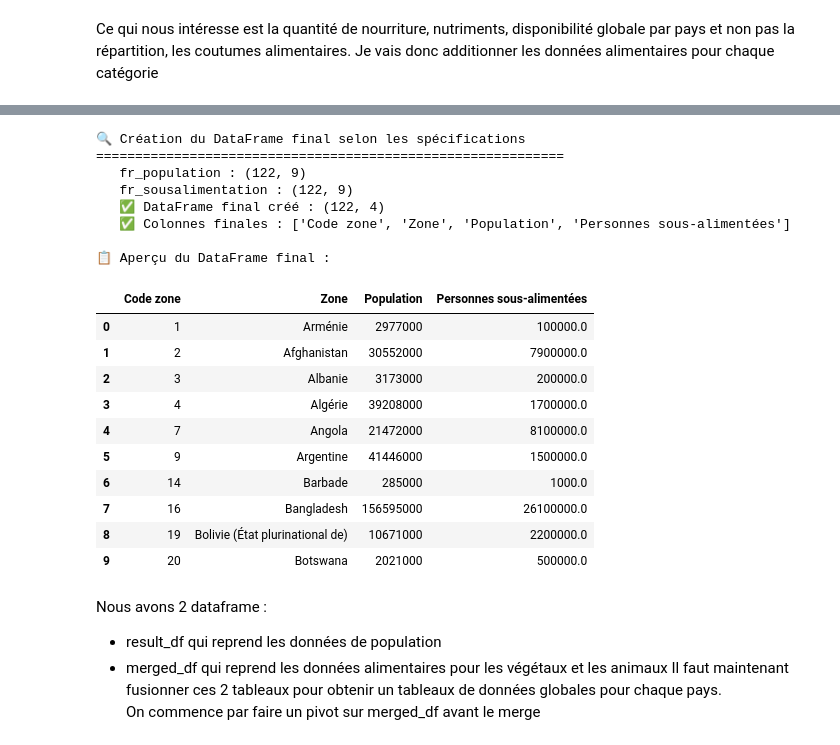
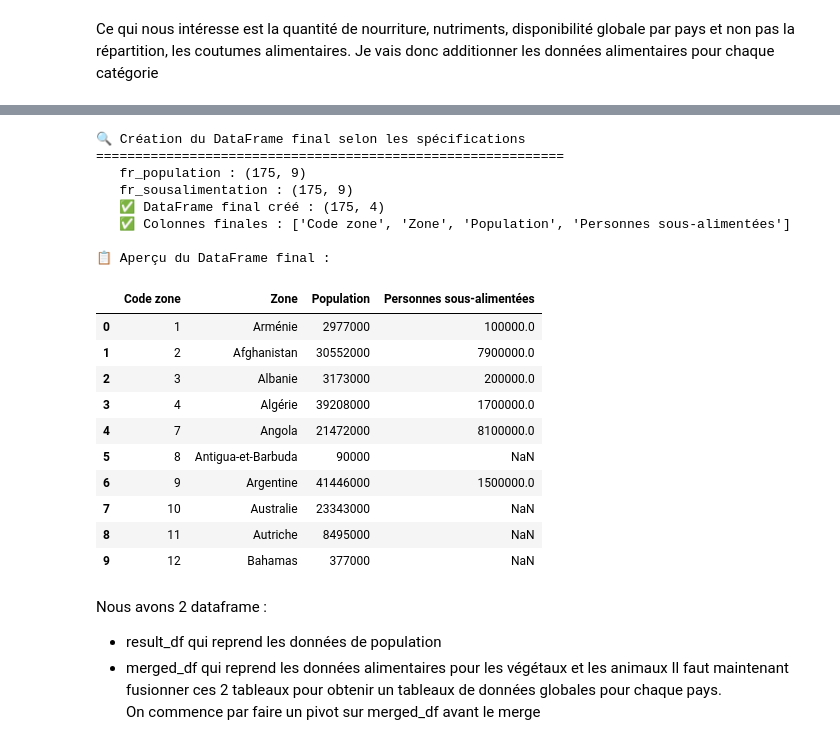
Before and after one commit to SIMPLON-DIST-Data-Analyst-211541/FAO_Analysis_Johan, a Jupyter notebook: src/notebook.ipynb, the cells around one changed output, grey strips where cells are left out. Saved outputs shown, nothing was run; the diff lists cells and outputs as text; code cells hidden in the pictures.

```diff
--- a/src/notebook.ipynb
+++ b/src/notebook.ipynb
@@ -1868,41 +1894,43 @@ result_df = pd.DataFrame()
 result_df['Code zone'] = final_df['Code zone']
 result_df['Zone'] = final_df['Zone_pop'].fillna(final_df['Zone_sous'])
 
 # Transformation des valeurs pour avoir comme unité population  :
 # Population = Valeur_pop * 1000
 # Personnes_sous_alimentees = Valeur_sous * 1000000
 result_df['Population'] = final_df['Valeur_pop'] * 1000
 result_df['Personnes sous-alimentées'] = final_df['Valeur_sous'] * 1000000
 
+'''
 # Suppression des lignes avec valeurs manquantes
 result_df = result_df.dropna(subset=['Population', 'Personnes sous-alimentées'])
+'''
 
 print(f"   ✅ DataFrame final créé : {result_df.shape}")
 print(f"   ✅ Colonnes finales : {list(result_df.columns)}")
 
 # Affichage du résultat
 print("\n📋 Aperçu du DataFrame final :")
 display(result_df.head(10))
 # %% [output]
 🔍 Création du DataFrame final selon les spécifications
 ============================================================
-   fr_population : (122, 9)
-   fr_sousalimentation : (122, 9)
-   ✅ DataFrame final créé : (122, 4)
+   fr_population : (175, 9)
+   fr_sousalimentation : (175, 9)
+   ✅ DataFrame final créé : (175, 4)
    ✅ Colonnes finales : ['Code zone', 'Zone', 'Population', 'Personnes sous-alimentées']
 
 📋 Aperçu du DataFrame final :
 |  | Code zone | Zone | Population | Personnes sous-alimentées |
 | 0 | 1 | Arménie | 2977000 | 100000.0 |
 | 1 | 2 | Afghanistan | 30552000 | 7900000.0 |
 | 2 | 3 | Albanie | 3173000 | 200000.0 |
 | 3 | 4 | Algérie | 39208000 | 1700000.0 |
 | 4 | 7 | Angola | 21472000 | 8100000.0 |
-| 5 | 9 | Argentine | 41446000 | 1500000.0 |
-| 6 | 14 | Barbade | 285000 | 1000.0 |
-| 7 | 16 | Bangladesh | 156595000 | 26100000.0 |
-| 8 | 19 | Bolivie (État plurinational de) | 10671000 | 2200000.0 |
-| 9 | 20 | Botswana | 2021000 | 500000.0 |
+| 5 | 8 | Antigua-et-Barbuda | 90000 | NaN |
+| 6 | 9 | Argentine | 41446000 | 1500000.0 |
+| 7 | 10 | Australie | 23343000 | NaN |
+| 8 | 11 | Autriche | 8495000 | NaN |
+| 9 | 12 | Bahamas | 377000 | NaN |
 # %% [markdown]
 Nous avons 2 dataframe :
 - result_df qui reprend les données de population
```
Also changed, not shown: parts of 11 cells of this notebook.
